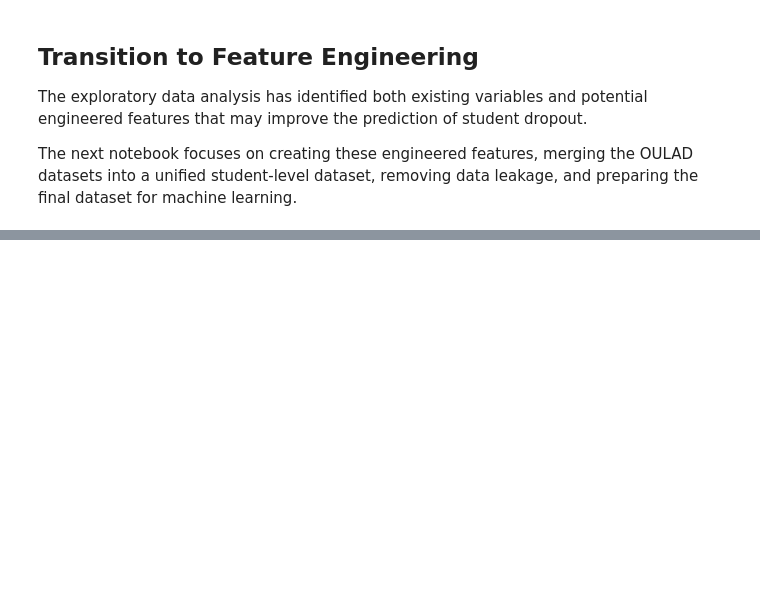
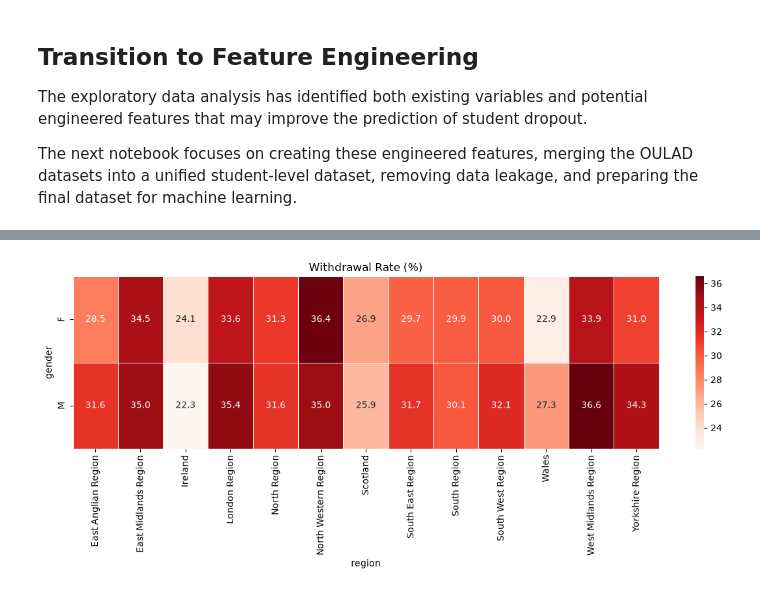
Before and after one commit to adityamd/iiith-capstone-project, a Jupyter notebook: Kiran/Student_Dropout_EDA_v1.ipynb, the cells around one changed output, grey strips where cells are left out. Saved outputs shown, nothing was run; the diff lists cells and outputs as text; code cells hidden in the pictures; blank space fills up the shorter version.

```diff
--- a/Kiran/Student_Dropout_EDA_v1.ipynb
+++ b/Kiran/Student_Dropout_EDA_v1.ipynb
@@ -2474,0 +2628,26 @@ The next notebook focuses on creating these engineered features, merging the OUL
+# %%
+def plot_withdrawal_heatmap(summary,
+                            row_col,
+                            col_col):
+
+    heatmap = summary.pivot(
+        index=row_col,
+        columns=col_col,
+        values="Withdrawal Rate (%)"
+    )
+
+    plt.figure(figsize=(12,5))
+
+    sns.heatmap(
+        heatmap,
+        annot=True,
+        fmt=".1f",
+        cmap="Reds",
+        linewidths=0.5
+    )
+
+    plt.title("Withdrawal Rate (%)")
+
+    plt.tight_layout()
+
+    plt.show()
@@ -2474,0 +2743,7 @@ The next notebook focuses on creating these engineered features, merging the OUL
+# %%
+gender_region_withdrawal = withdrawal_analysis(
+    df_students,
+    ["gender", "region"]
+)
+
+display(gender_region_withdrawal)
@@ -2474,0 +2768,8 @@ The next notebook focuses on creating these engineered features, merging the OUL
+# %%
+plot_withdrawal_heatmap(
+    gender_region_withdrawal,
+    "gender",
+    "region"
+)
+# %% [output]
+[figure, added]
```
Also changed, not shown: parts of 38 cells of this notebook.
